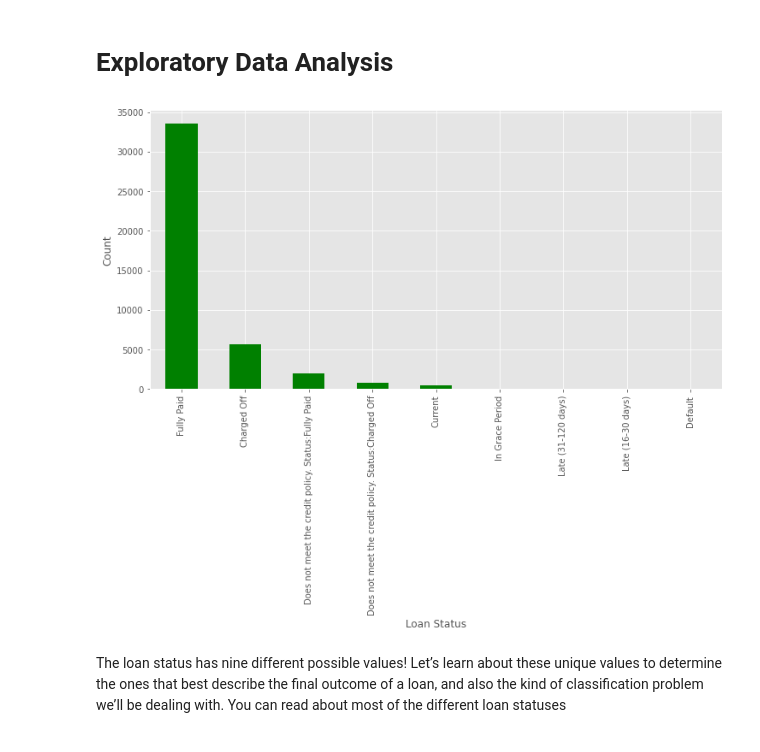
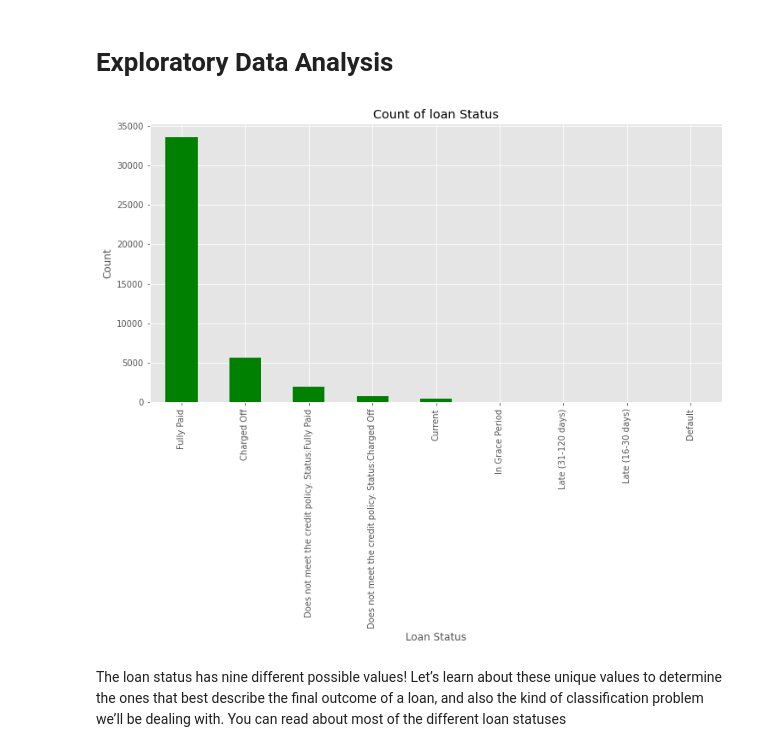
Before and after one commit to chinu1997/Capstone-Project2-Team2, a Jupyter notebook: Chinmaya_Devprasad_team_2_of_Loan_Default_Prediction_Capstone_Project.ipynb, the cells around one changed output. Drawn from its saved outputs; the diff is of its cells as text; code cells hidden in the pictures.

```diff
--- a/Chinmaya_Devprasad_team_2_of_Loan_Default_Prediction_Capstone_Project.ipynb
+++ b/Chinmaya_Devprasad_team_2_of_Loan_Default_Prediction_Capstone_Project.ipynb
@@ -230,11 +243,12 @@ len(lending_df.columns)
 # %%
 plt.figure(figsize= (12,6))
 plt.xlabel('Loan Status')
 plt.ylabel('Count')
+plt.title("Count of loan Status")
 lending_club_df['loan_status'].value_counts().plot(kind = 'bar', color='green',grid = True)
 plt.show()
 # %% [output]
-[figure, old version]
+[figure, new version]
 # %% [markdown]
 The loan status has nine different possible values! Let’s learn about these unique values to determine the ones that best describe the final outcome of a loan, and also the kind of classification problem we’ll be dealing with. You can read about most of the different loan statuses
 # %% [markdown]
```
Also changed, not shown: parts of 39 cells of this notebook.
